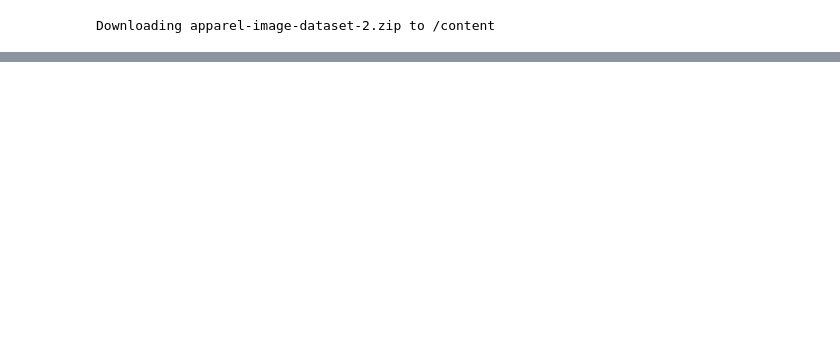
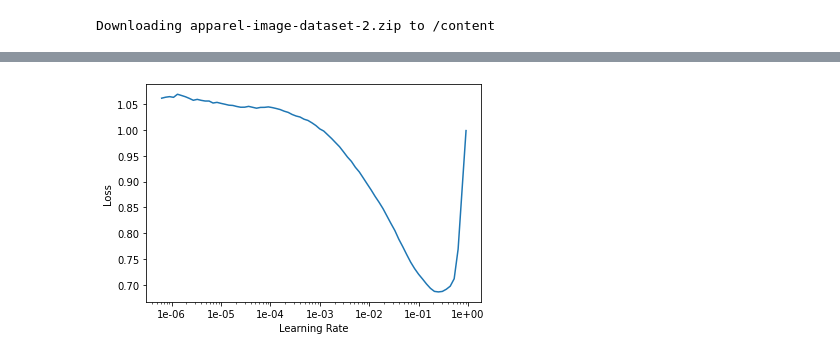
Before and after one commit to alejandraberbesi/apparel_image, a Jupyter notebook: src/apparel_image.ipynb, the cells around one changed output, grey strips where cells are left out. Drawn from its saved outputs; the diff is of its cells as text; code cells hidden in the pictures; blank space fills up the shorter version.

Commit message:
model

```diff
--- a/src/apparel_image.ipynb
+++ b/src/apparel_image.ipynb
@@ -70,0 +103,4 @@ val_set
+# %%
+arch = models.resnet34
+# %%
+learn = cnn_learner(data, arch, metrics=[accuracy_thresh, fbeta])
@@ -70,0 +109,4 @@ val_set
+# %%
+learn.recorder.plot()
+# %% [output]
+[figure, added]
```
Also changed, not shown: parts of 20 cells of this notebook.
